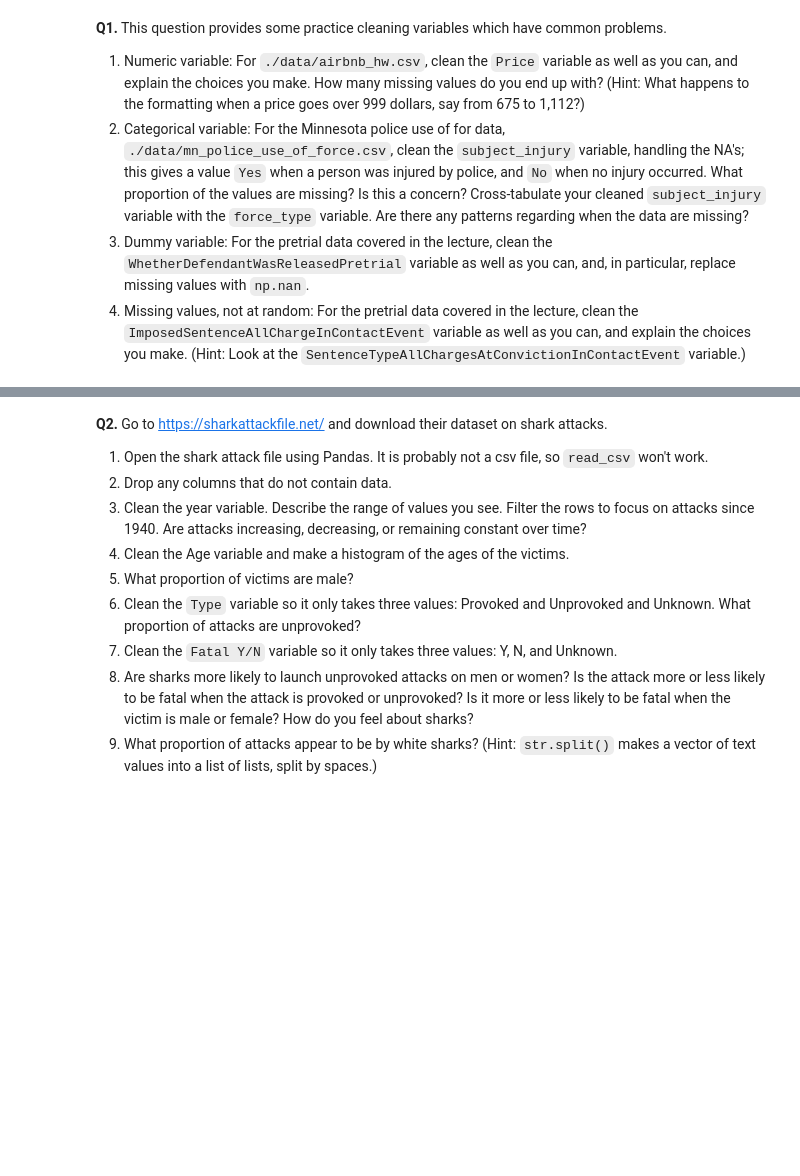
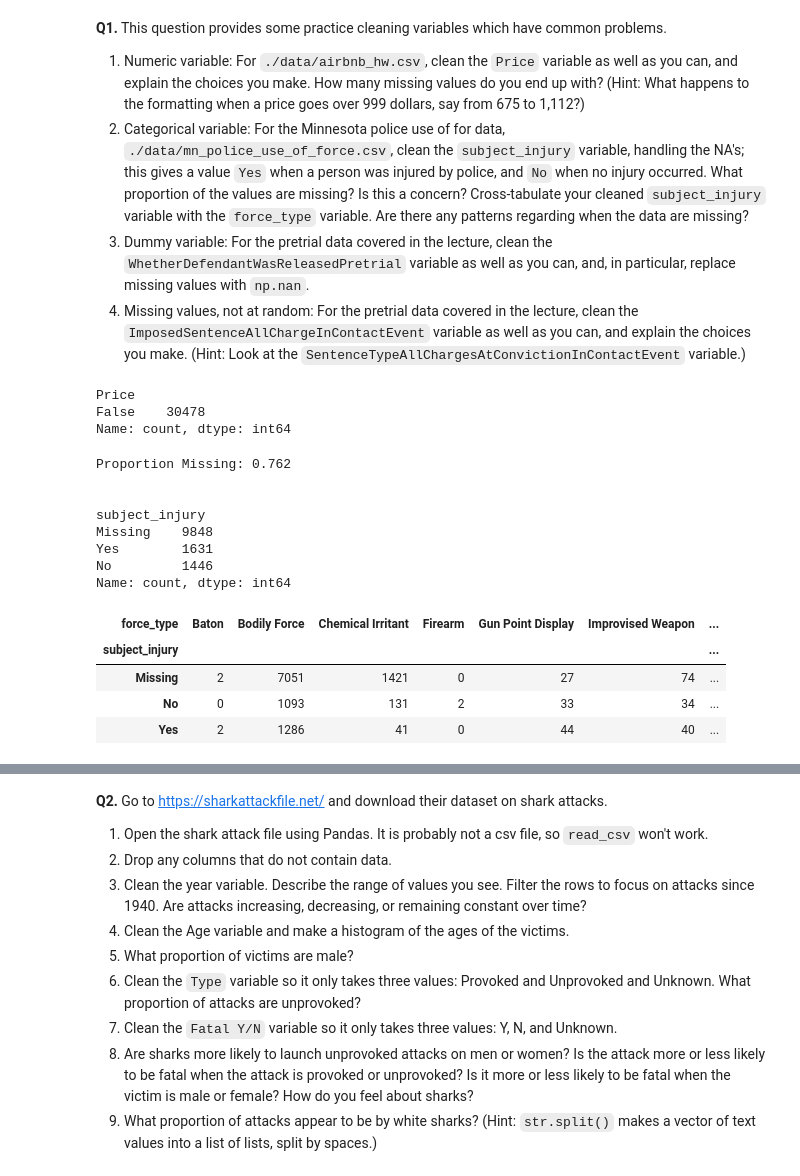
Before and after one commit to mgh2xx/wrangling, a Jupyter notebook: assignment/assignment.ipynb, the cells around one changed output, grey strips where cells are left out. Cells and saved outputs as stored; diff of their text form; code cells hidden in the pictures; blank space fills up the shorter version.

```diff
--- a/assignment/assignment.ipynb
+++ b/assignment/assignment.ipynb
@@ -8,3 +12,58 @@
 2. Categorical variable: For the Minnesota police use of for data, `./data/mn_police_use_of_force.csv`, clean the `subject_injury` variable, handling the NA's; this gives a value `Yes` when a person was injured by police, and `No` when no injury occurred. What proportion of the values are missing? Is this a concern? Cross-tabulate your cleaned `subject_injury` variable with the `force_type` variable. Are there any patterns regarding when the data are missing?
 3. Dummy variable: For the pretrial data covered in the lecture, clean the `WhetherDefendantWasReleasedPretrial` variable as well as you can, and, in particular, replace missing values with `np.nan`.
 4. Missing values, not at random: For the pretrial data covered in the lecture, clean the `ImposedSentenceAllChargeInContactEvent` variable as well as you can, and explain the choices you make. (Hint: Look at the `SentenceTypeAllChargesAtConvictionInContactEvent` variable.)
+# %%
+# 1.1 Clean the `Price` variable as well as you can,
+# and explain the choices you make.
+# How many missing values do you end up with?
+# (Hint: What happens to the formatting when a price goes over 999 dollars, say from 675 to 1,112?)
+
+air = pd.read_csv("./data/airbnb_hw.csv")
+
+# Dropping missing price data, as it tells us nothing about the price
+air = air.dropna(subset = ["Price"])
+
+# When price goes above 999, and it becomes a string, and contains a ',' for values in the thousands,
+# so this is converting those to numeric values, which can be used in mathematical operations and plotting
+air["Price"] = air["Price"].str.replace(",", "")
+air["Price"] = pd.to_numeric(air["Price"], errors = "coerce")
+
+air["Price"].isnull().value_counts()
+# Zero missing values
+# %% [output]
+Price
+False    30478
+Name: count, dtype: int64
+# %%
+# 1.2 Clean the `subject_injury` variable, handling the NA's; this gives a value `Yes`
+# when a person was injured by police, and `No` when no injury occurred. What proportion of the values are missing?
+# Is this a concern? Cross-tabulate your cleaned `subject_injury` variable with the `force_type` variable.
+# Are there any patterns regarding when the data are missing?
+
+police = pd.read_csv("./data/mn_police_use_of_force.csv")
+police["subject_injury"] = police["subject_injury"].apply(lambda x: x if x in ["Yes", "No"] else "Missing")
+print(f"Proportion Missing: {round(police['subject_injury'].value_counts()['Missing'] / len(police['subject_injury']),3)}\n\n")
+
+# Yes this is concerning. 76.2% of the subject injury data being missing is way too high,
+# and likely indicates that the police are injuring more people than they are reporting
+
+print(police["subject_injury"].value_counts(), "\n\n")
+pd.crosstab(police["subject_injury"], police["force_type"])
+
+# This cross table does have some apparent patterns. The missing subject injury observations have a
+# significantly higher rate of having chemical irritants used against them. Also, police k9 bites are much more prevalent in the missing data
+# than in the no injury data, meaning police dogs are biting subjects, and police are intentionally not reporting that in the subject injury column.
+# %% [output]
+Proportion Missing: 0.762
+
+
+subject_injury
+Missing    9848
+Yes        1631
+No         1446
+Name: count, dtype: int64
+| force_type | Baton | Bodily Force | Chemical Irritant | Firearm | Gun Point Display | Improvised Weapon | ... |
+| subject_injury |  |  |  |  |  |  | ... |
+| Missing | 2 | 7051 | 1421 | 0 | 27 | 74 | ... |
+| No | 0 | 1093 | 131 | 2 | 33 | 34 | ... |
+| Yes | 2 | 1286 | 41 | 0 | 44 | 40 | ... |
```
Also changed, not shown: parts of 19 cells of this notebook, 2 other files.
